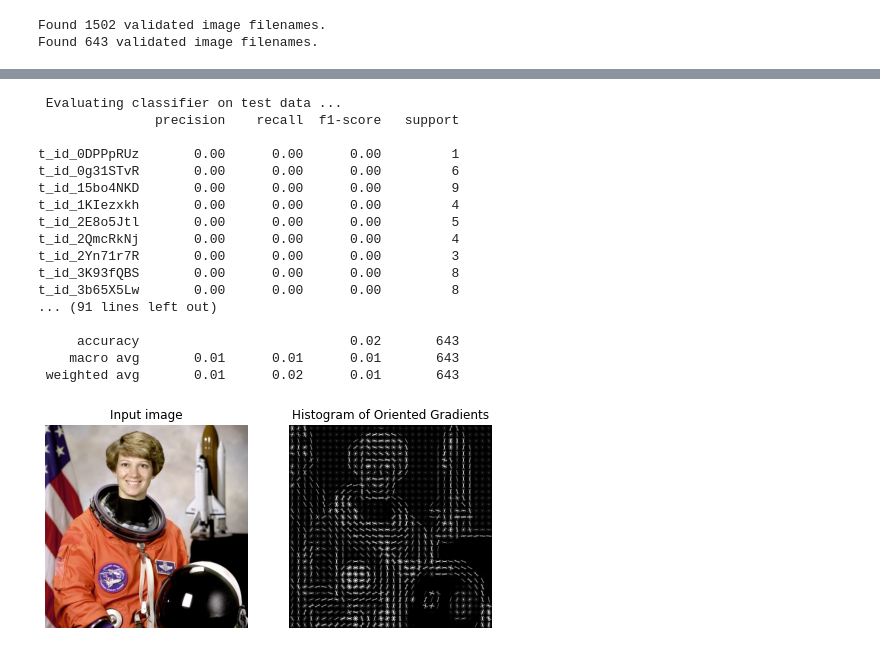
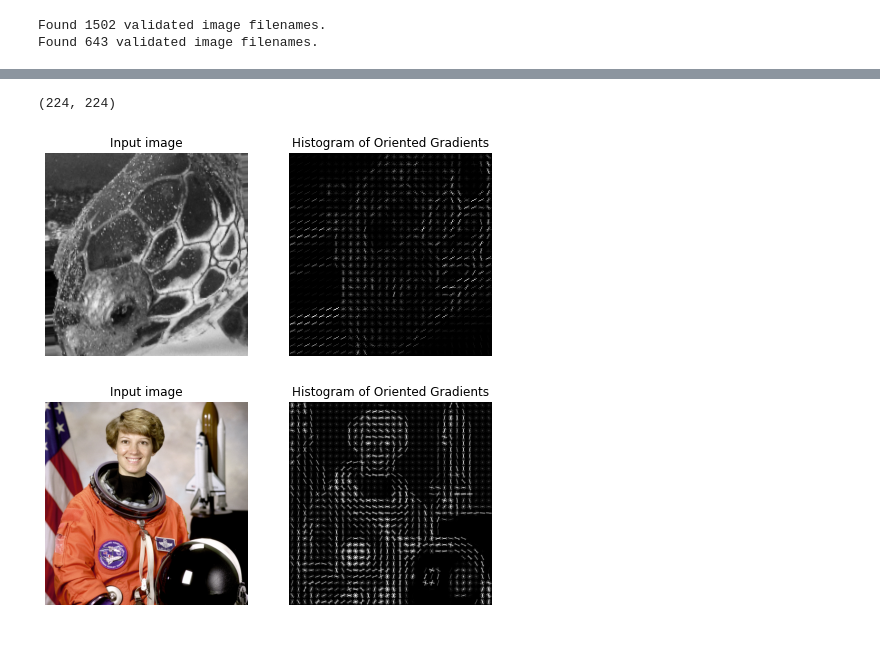
Before and after one commit to ttothea/Turtle-image-recognition-Zindi-challenge, a Jupyter notebook: notebooks/HOG.ipynb, the cells around one changed output, grey strips where cells are left out. Saved outputs shown, nothing was run; the diff lists cells and outputs as text; code cells hidden in the pictures.

```diff
--- a/notebooks/HOG.ipynb
+++ b/notebooks/HOG.ipynb
@@ -51,4 +51,4 @@ def get_hog_list(images_in_batches):
             _ += 1
             if _ >= images_in_batches.samples:
                 break
-    return hog_images
+    return hog_images, bilder
@@ -55,6 +86,6 @@ def get_hog_list(images_in_batches):
 # %%
-train_hog = get_hog_list(train_generator)
-validation_hog = get_hog_list(validation_generator)
+train_hog, bilder = get_hog_list(train_generator)
+validation_hog, bilder = get_hog_list(validation_generator)
 # %%
 train_labels_list = image_modeling.train_labels_list
 validation_labels_list = image_modeling.validation_labels_list
@@ -67,24 +98,28 @@ model.fit(train_hog, train_labels_list)
 print(" Evaluating classifier on test data ...")
 predictions = model.predict(validation_hog)
 print(classification_report(validation_labels_list, predictions))
-# %% [output]
- Evaluating classifier on test data ...
-               precision    recall  f1-score   support
-
-t_id_0DPPpRUz       0.00      0.00      0.00         1
-t_id_0g31STvR       0.00      0.00      0.00         6
-t_id_15bo4NKD       0.00      0.00      0.00         9
-t_id_1KIezxkh       0.00      0.00      0.00         4
-t_id_2E8o5Jtl       0.00      0.00      0.00         5
-t_id_2QmcRkNj       0.00      0.00      0.00         4
-t_id_2Yn71r7R       0.00      0.00      0.00         3
-t_id_3K93fQBS       0.00      0.00      0.00         8
-t_id_3b65X5Lw       0.00      0.00      0.00         8
-... (91 lines left out)
-
-     accuracy                           0.02       643
-    macro avg       0.01      0.01      0.01       643
- weighted avg       0.01      0.02      0.01       643
+# %%
+bilder.shape
+# %% [output]
+(224, 224)
+# %%
+
+
+fig, (ax1, ax2) = plt.subplots(1, 2, figsize=(8, 4), sharex=True, sharey=True)
+
+ax1.axis('off')
+ax1.imshow(train_generator[46][0], cmap=plt.cm.gray)
+ax1.set_title('Input image')
+
+# Rescale histogram for better display
+hog_image_rescaled = exposure.rescale_intensity(bilder, in_range=(0, 10))
+
+ax2.axis('off')
+ax2.imshow(hog_image_rescaled, cmap=plt.cm.gray)
+ax2.set_title('Histogram of Oriented Gradients')
+plt.show()
+# %% [output]
+[figure, added]
 # %%
 import matplotlib.pyplot as plt
 
```
Also changed, not shown: parts of 1 cell of this notebook.
